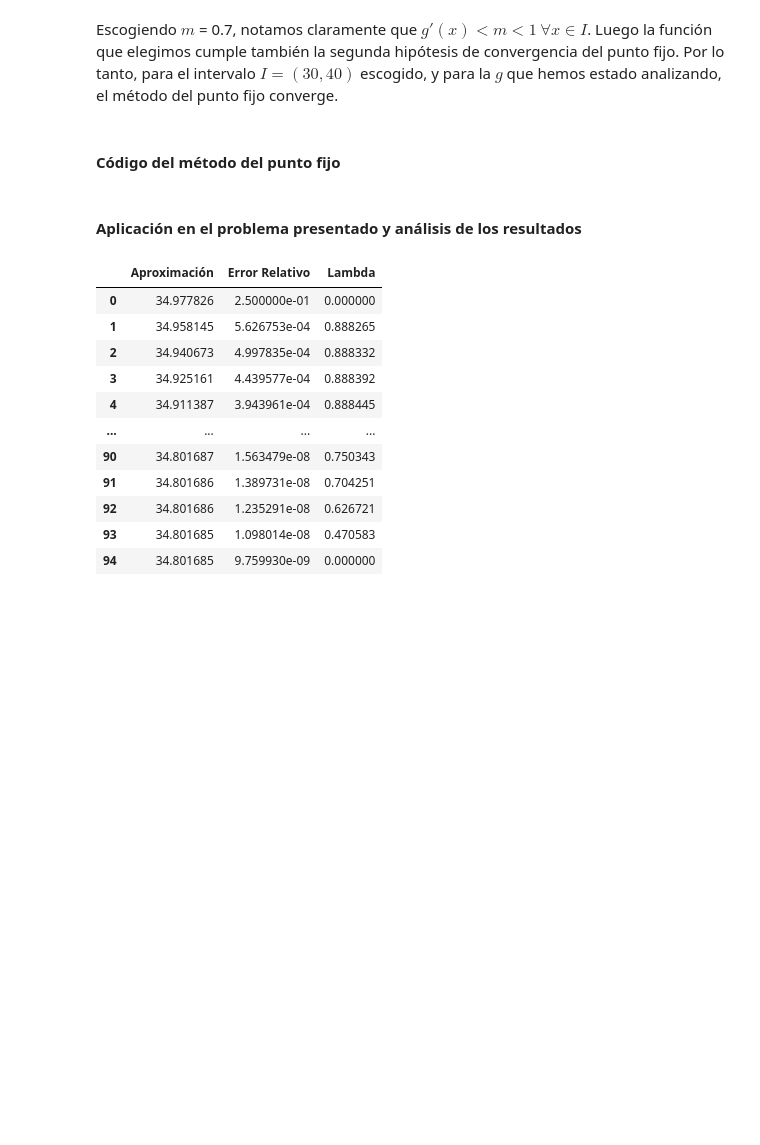
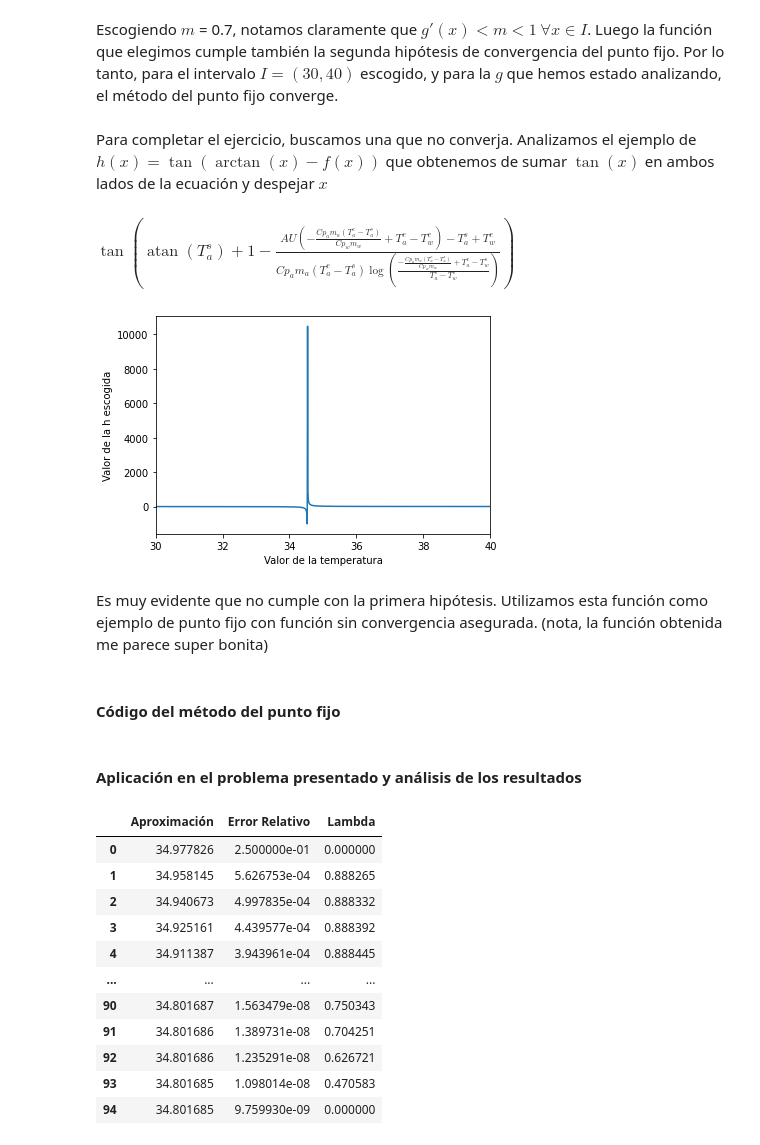
Before and after one commit to Nacho2904/AnalisisNumerico, a Jupyter notebook: TP1.ipynb, the cells around one changed output. Saved outputs shown, nothing was run; the diff lists cells and outputs as text; code cells hidden in the pictures; blank space fills up the shorter version.

```diff
--- a/TP1.ipynb
+++ b/TP1.ipynb
@@ -192,5 +193,25 @@ max(y_axis), min(y_axis)
 # %% [markdown]
 Escogiendo $m$ = 0.7, notamos claramente que $g'(x) < m < 1 \ \forall x \in I$. Luego la función que elegimos cumple también la segunda hipótesis de convergencia del punto fijo. Por lo tanto, para el intervalo $I = (30,40)$ escogido, y para la $g$ que hemos estado analizando, el método del punto fijo converge.
+# %% [markdown]
+Para completar el ejercicio, buscamos una que no converja. Analizamos el ejemplo de $h(x) = \tan(\arctan(x) - f(x))$ que obtenemos de sumar $\tan(x)$ en ambos lados de la ecuación y despejar $x$
+# %%
+h = sp.tan(sp.atan(Ta_s_sim) - f)
+h
+# %% [output]
+$\displaystyle \tan{\left(\operatorname{atan}{\left(T^{s}_{a} \right)} + 1 - \frac{A U \left(- \frac{Cp_{a} m_{a} \left(T^{e}_{a} - T^{s}_{a}\right)}{Cp_{w} m_{w}} + T^{e}_{a} - T^{e}_{w}\right) - T^{s}_{a} + T^{e}_{w}}{Cp_{a} m_{a} \left(T^{e}_{a} - T^{s}_{a}\right) \log{\left(\frac{- \frac{Cp_{a} m_{a} \left(T^{e}_{a} - T^{s}_{a}\right)}{Cp_{w} m_{w}} + T^{e}_{a} - T^{s}_{w}}{T^{s}_{a} - T^{s}_{w}} \right)}} \right)}$
+# %%
+h_eval = sp.lambdify([U_sim, A_sim, mw_sim, Cpw_sim, Tw_e_sim, Tw_s_sim, ma_sim, Cpa_sim, Ta_e_sim, Ta_s_sim], h)
+h_eval_ta_s = lambda Ta_s: h_eval(U,A,mw,Cpw,Tw_e,Tw_s,ma,Cpa,Ta_e,Ta_s)
+x_axis = np.arange(30,40,0.01)
+y_axis = [h_eval_ta_s(x) for x in x_axis]
+plt.plot(x_axis, y_axis)
+plt.xlabel("Valor de la temperatura")
+plt.ylabel("Valor de la h escogida")
+plt.xlim(30,40);
+# %% [output]
+[figure, added]
+# %% [markdown]
+Es muy evidente que no cumple con la primera hipótesis. Utilizamos esta función como ejemplo de punto fijo con función sin convergencia asegurada. (nota, la función obtenida me parece super bonita)
 # %% [markdown]
 #### Código del método del punto fijo
 # %%
```
Also changed, not shown: parts of 11 cells of this notebook.
